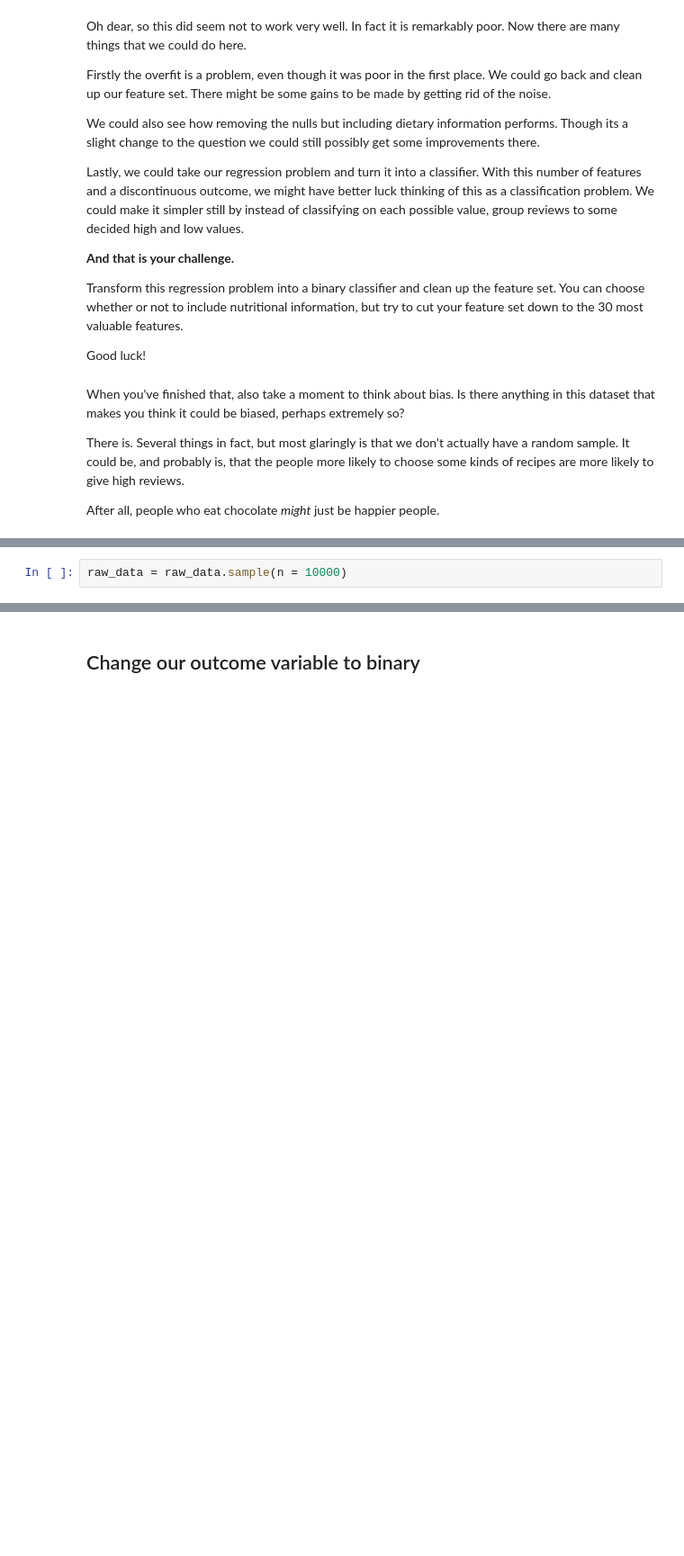
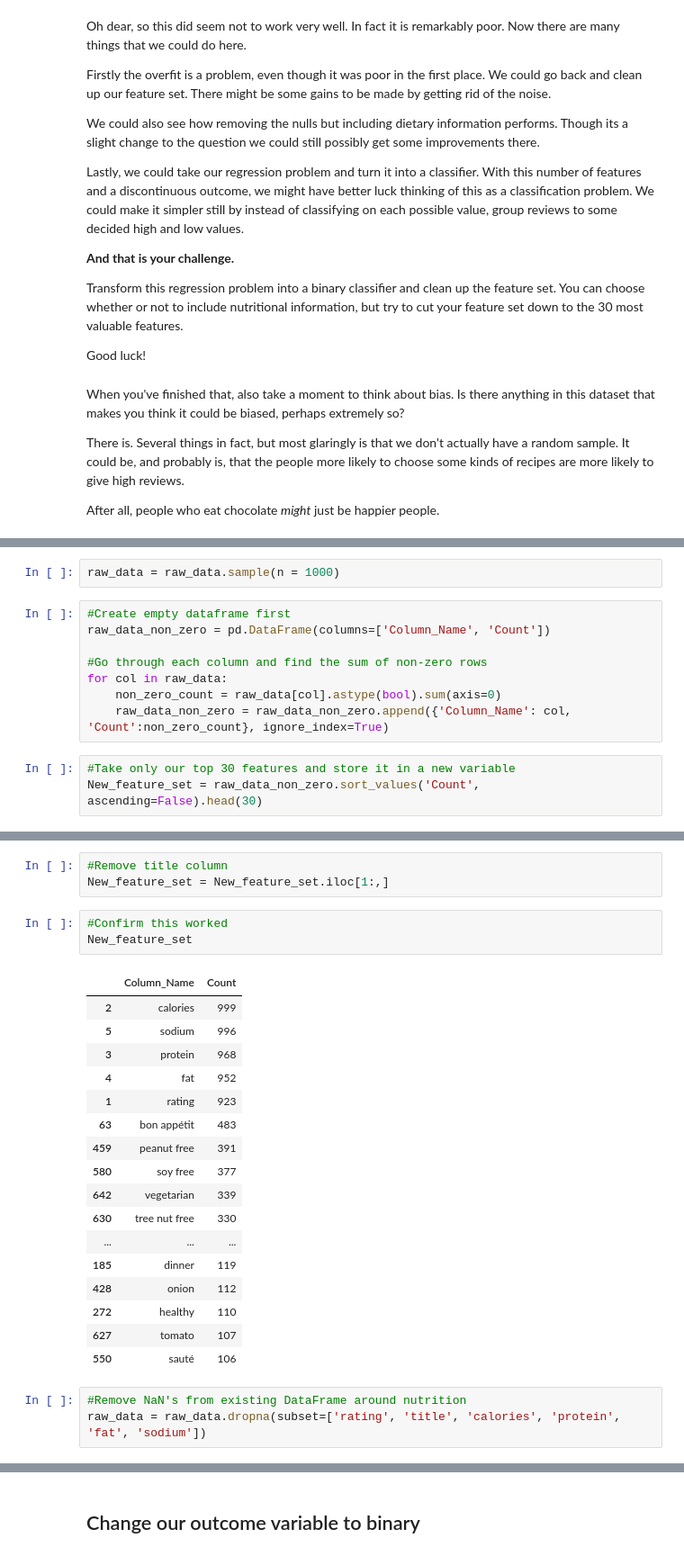
Before and after one commit to str007/Thinkful, a Jupyter notebook: SVM_Challenge.ipynb, the cells around one changed output, grey strips where cells are left out. Shown: that part at 90% size. Drawn from its saved outputs; the diff is of its cells as text; blank space fills up the shorter version.

```diff
--- a/SVM_Challenge.ipynb
+++ b/SVM_Challenge.ipynb
@@ -120,2 +135,13 @@ After all, people who eat chocolate _might_ just be happier people.
 # %%
-raw_data = raw_data.sample(n = 10000)
+raw_data = raw_data.sample(n = 1000)
+# %%
+#Create empty dataframe first
+raw_data_non_zero = pd.DataFrame(columns=['Column_Name', 'Count'])
+
+#Go through each column and find the sum of non-zero rows
+for col in raw_data:
+    non_zero_count = raw_data[col].astype(bool).sum(axis=0)
+    raw_data_non_zero = raw_data_non_zero.append({'Column_Name': col, 'Count':non_zero_count}, ignore_index=True)
+# %%
+#Take only our top 30 features and store it in a new variable
+New_feature_set = raw_data_non_zero.sort_values('Count', ascending=False).head(30)
@@ -121,0 +169,27 @@ raw_data = raw_data.sample(n = 10000)
+# %%
+#Remove title column
+New_feature_set = New_feature_set.iloc[1:,]
+# %%
+#Confirm this worked
+New_feature_set
+# %% [output]
+|  | Column_Name | Count |
+| 2 | calories | 999 |
+| 5 | sodium | 996 |
+| 3 | protein | 968 |
+| 4 | fat | 952 |
+| 1 | rating | 923 |
+| 63 | bon appétit | 483 |
+| 459 | peanut free | 391 |
+| 580 | soy free | 377 |
+| 642 | vegetarian | 339 |
+| 630 | tree nut free | 330 |
+| ... | ... | ... |
+| 185 | dinner | 119 |
+| 428 | onion | 112 |
+| 272 | healthy | 110 |
+| 627 | tomato | 107 |
+| 550 | sauté | 106 |
+# %%
+#Remove NaN's from existing DataFrame around nutrition
+raw_data = raw_data.dropna(subset=['rating', 'title', 'calories', 'protein', 'fat', 'sodium'])
```
Also changed, not shown: parts of 15 cells of this notebook, 2 other files.
